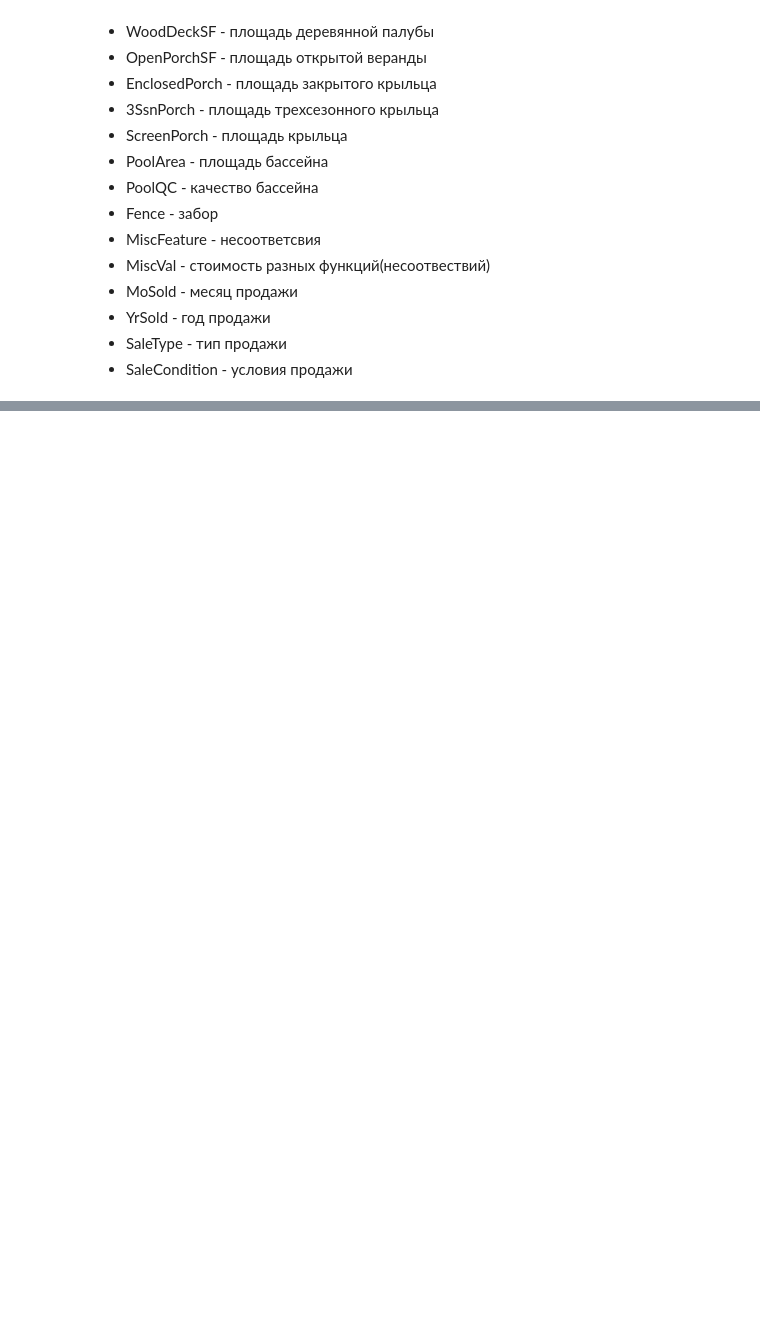
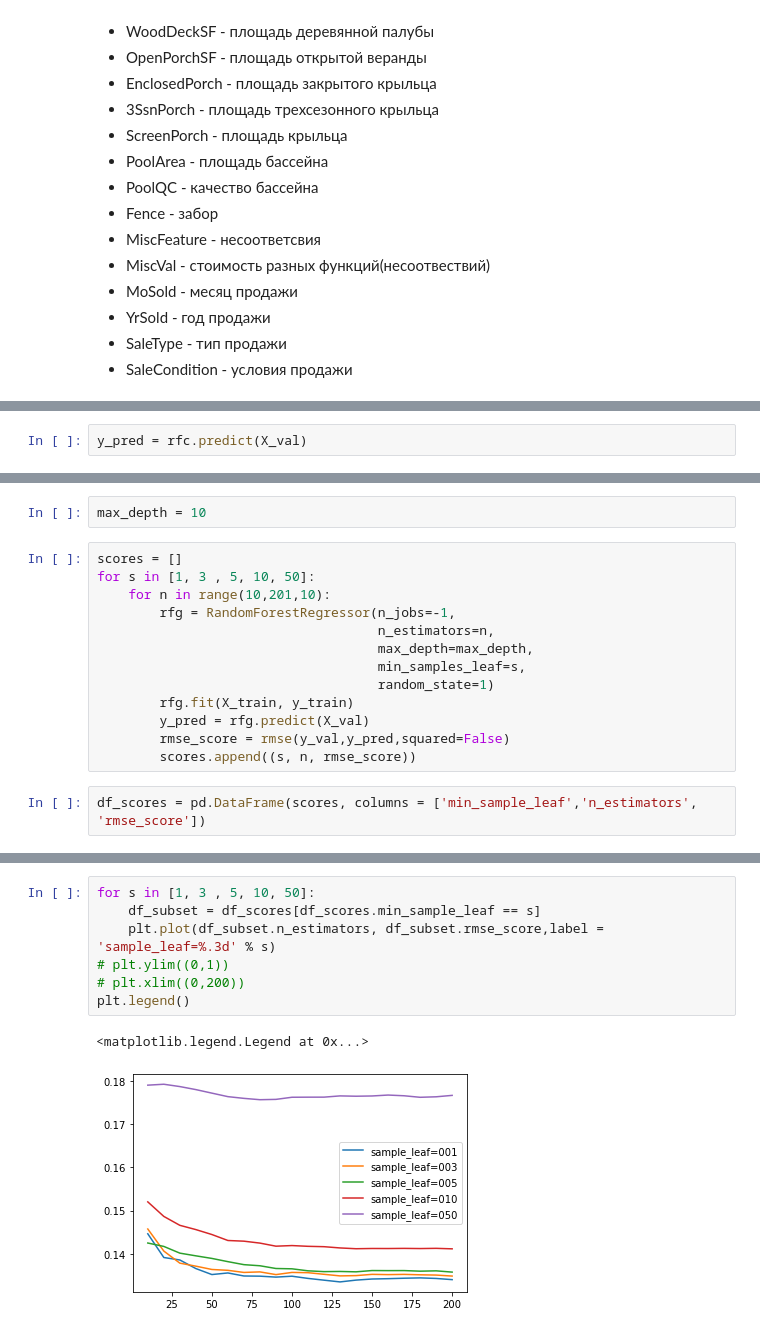
Before and after one commit to nicepeopleproject/ML, a Jupyter notebook: housePricePrediction/HousePricePrediction.ipynb, the cells around one changed output, grey strips where cells are left out. Saved outputs shown, nothing was run; the diff lists cells and outputs as text; blank space fills up the shorter version.

```diff
--- a/housePricePrediction/HousePricePrediction.ipynb
+++ b/housePricePrediction/HousePricePrediction.ipynb
@@ -185,0 +260,2 @@ array([2008, 2007, 2006, 2009, 2010])
+# %%
+y_pred = rfc.predict(X_val)
@@ -185,0 +270,17 @@ array([2008, 2007, 2006, 2009, 2010])
+# %%
+max_depth = 10
+# %%
+scores = []
+for s in [1, 3 , 5, 10, 50]:
+    for n in range(10,201,10):
+        rfg = RandomForestRegressor(n_jobs=-1,
+                                    n_estimators=n,
+                                    max_depth=max_depth,
+                                    min_samples_leaf=s,
+                                    random_state=1)
+        rfg.fit(X_train, y_train)
+        y_pred = rfg.predict(X_val)
+        rmse_score = rmse(y_val,y_pred,squared=False)
+        scores.append((s, n, rmse_score))
+# %%
+df_scores = pd.DataFrame(scores, columns = ['min_sample_leaf','n_estimators', 'rmse_score'])
@@ -185,0 +307,10 @@ array([2008, 2007, 2006, 2009, 2010])
+# %%
+for s in [1, 3 , 5, 10, 50]:
+    df_subset = df_scores[df_scores.min_sample_leaf == s]
+    plt.plot(df_subset.n_estimators, df_subset.rmse_score,label = 'sample_leaf=%.3d' % s)
+# plt.ylim((0,1))
+# plt.xlim((0,200))
+plt.legend()
+# %% [output]
+<matplotlib.legend.Legend at 0x...>
+[figure, added]
```
Also changed, not shown: parts of 53 cells of this notebook, 1 other file.
